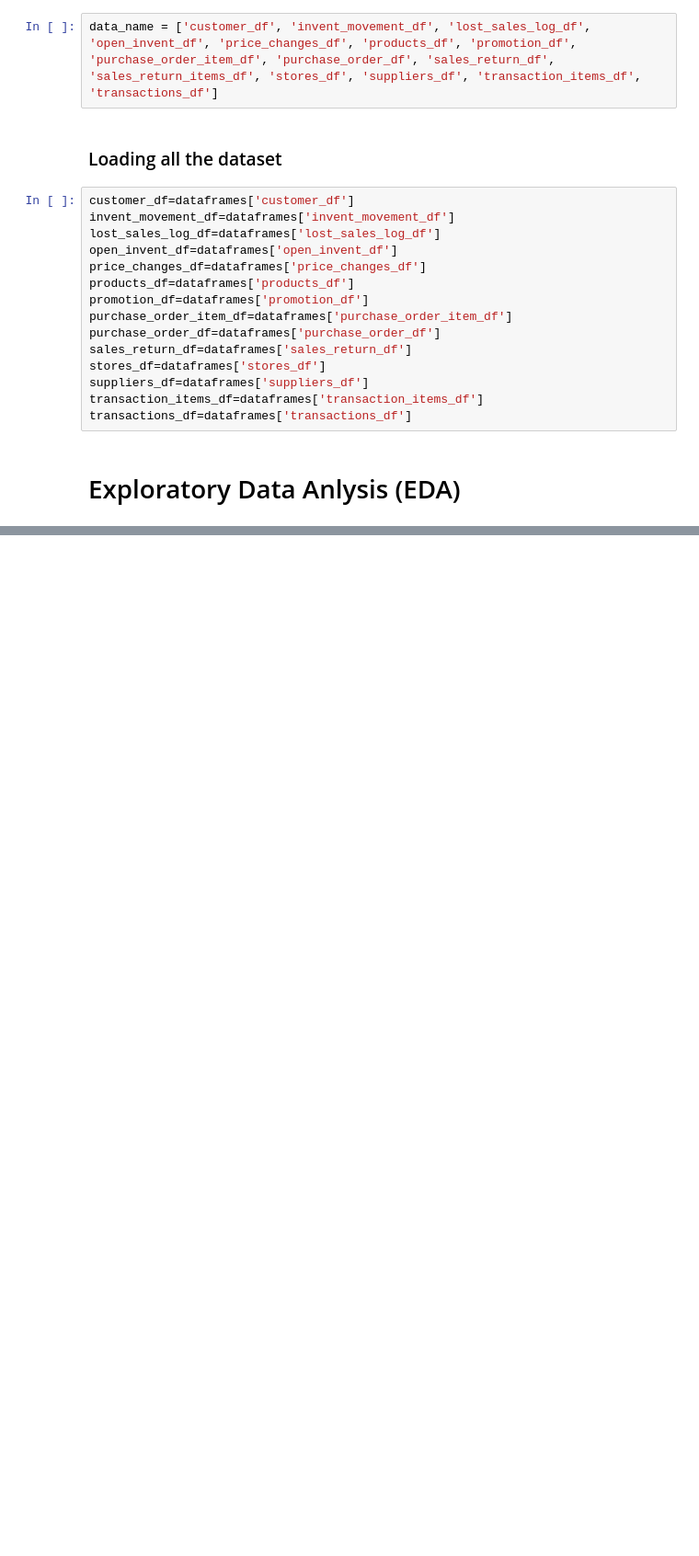
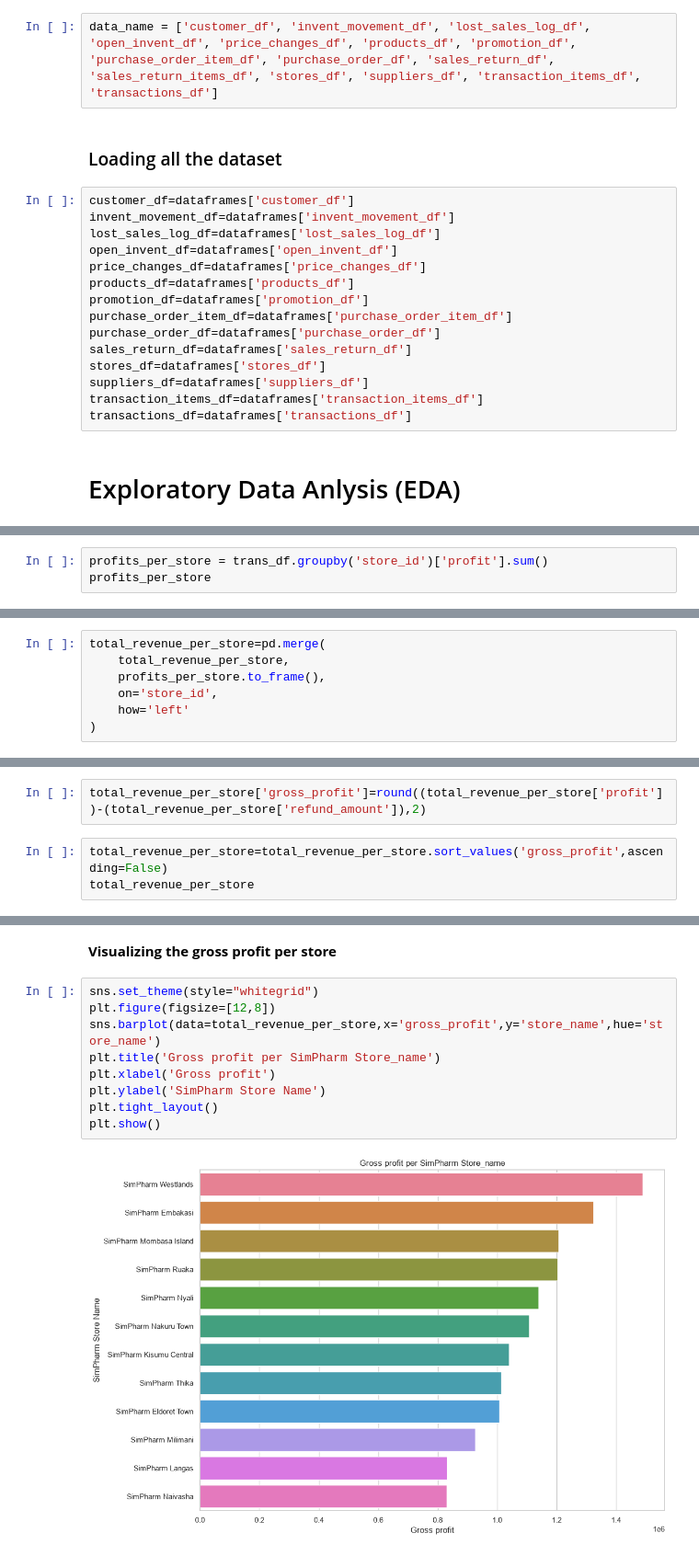
Before and after one commit to MwangiJoseph-25/pharmacy_retail_intelligence, a Jupyter notebook: Notebooks/EDA.ipynb, the cells around one changed output, grey strips where cells are left out. Shown at 92% size. Drawn from its saved outputs; the diff is of its cells as text; blank space fills up the shorter version.

```diff
--- a/Notebooks/EDA.ipynb
+++ b/Notebooks/EDA.ipynb
@@ -72,0 +260,3 @@ memory usage: 48.4 KB
+# %%
+profits_per_store = trans_df.groupby('store_id')['profit'].sum()
+profits_per_store
@@ -72,0 +280,7 @@ memory usage: 48.4 KB
+# %%
+total_revenue_per_store=pd.merge(
+    total_revenue_per_store,
+    profits_per_store.to_frame(),
+    on='store_id',
+    how='left'
+)
@@ -72,0 +289,5 @@ memory usage: 48.4 KB
+# %%
+total_revenue_per_store['gross_profit']=round((total_revenue_per_store['profit'])-(total_revenue_per_store['refund_amount']),2)
+# %%
+total_revenue_per_store=total_revenue_per_store.sort_values('gross_profit',ascending=False)
+total_revenue_per_store
@@ -72,0 +308,13 @@ memory usage: 48.4 KB
+# %% [markdown]
+**Visualizing the gross profit per store**
+# %%
+sns.set_theme(style="whitegrid")
+plt.figure(figsize=[12,8])
+sns.barplot(data=total_revenue_per_store,x='gross_profit',y='store_name',hue='store_name')
+plt.title('Gross profit per SimPharm Store_name')
+plt.xlabel('Gross profit')
+plt.ylabel('SimPharm Store Name')
+plt.tight_layout()
+plt.show()
+# %% [output]
+[figure, added]
```
Also changed, not shown: parts of 54 cells of this notebook.
